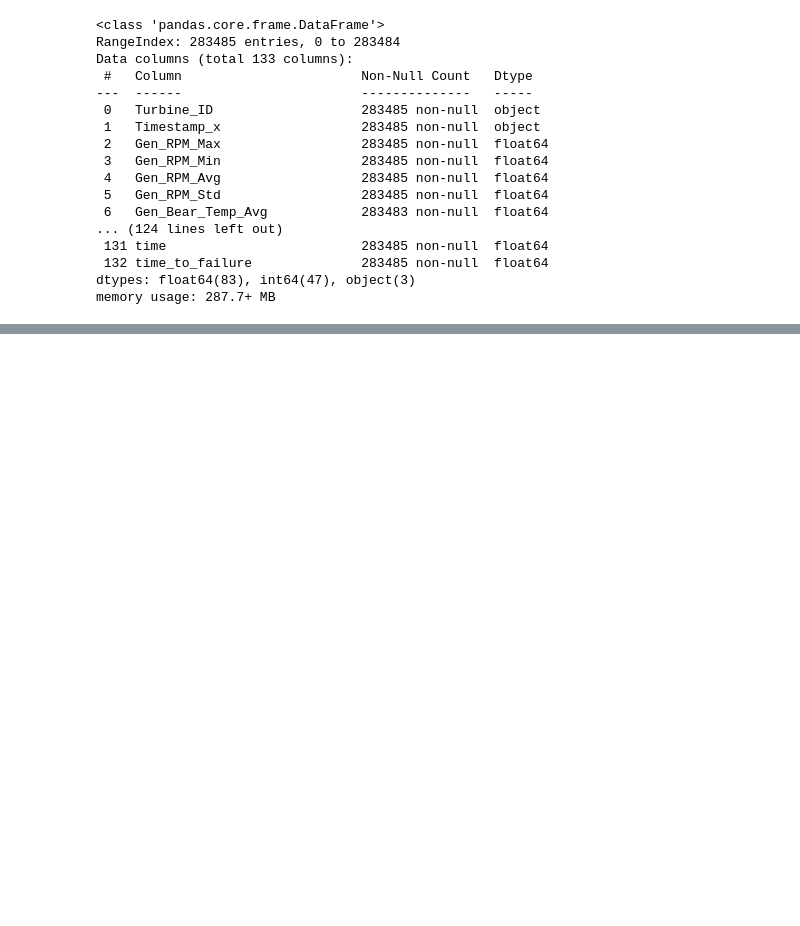
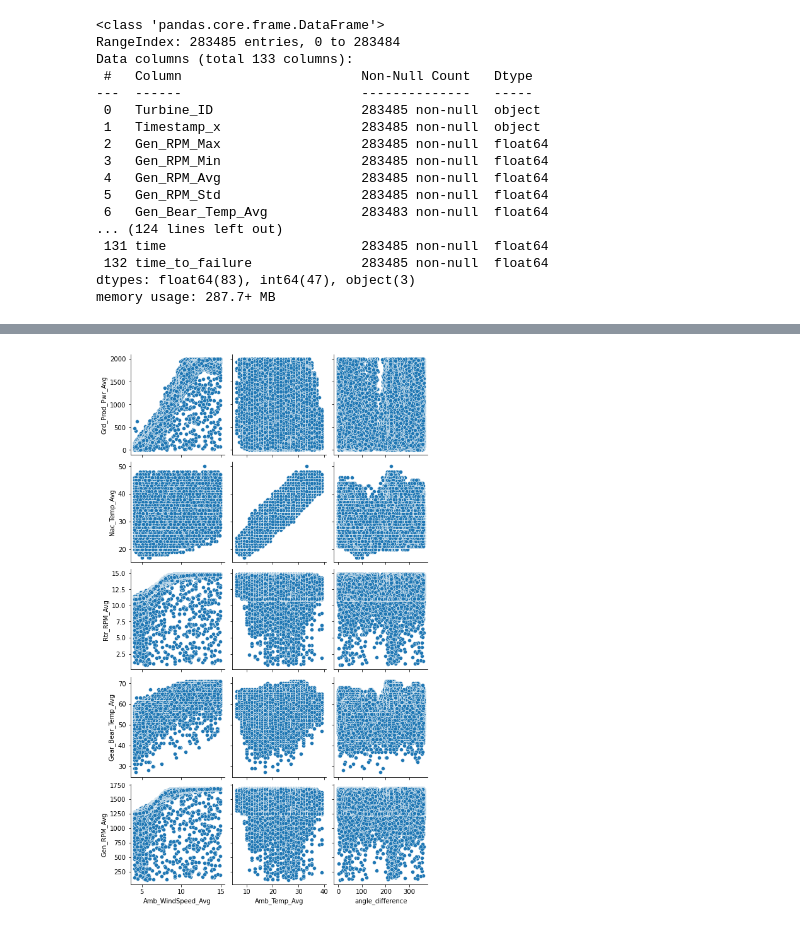
Before and after one commit to AntoniKedzierski/Windfarm, a Jupyter notebook: eda.ipynb, the cells around one changed output, grey strips where cells are left out. Cells and saved outputs as stored; diff of their text form; code cells hidden in the pictures; blank space fills up the shorter version.

```diff
--- a/eda.ipynb
+++ b/eda.ipynb
@@ -259,0 +231,5 @@ def my_density(x,miu,sig,pi,alfa,beta):
+# %%
+sns.pairplot(X,x_vars=["Amb_WindSpeed_Avg","Amb_Temp_Avg","angle_difference"],y_vars=["Grd_Prod_Pwr_Avg", "Nac_Temp_Avg", "Rtr_RPM_Avg", "Gear_Bear_Temp_Avg", "Gen_RPM_Avg",],kind="scatter")
+plt.show()
+# %% [output]
+[figure, added]
```
Also changed, not shown: parts of 76 cells of this notebook.
